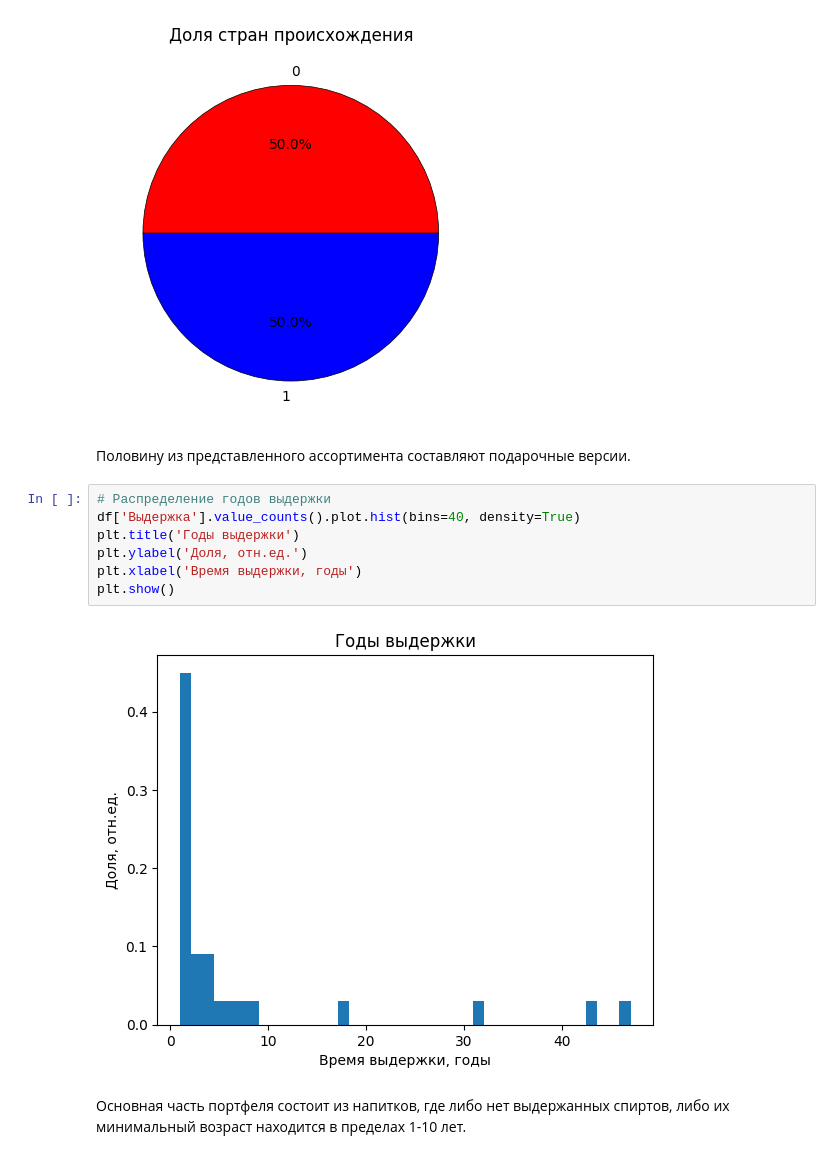
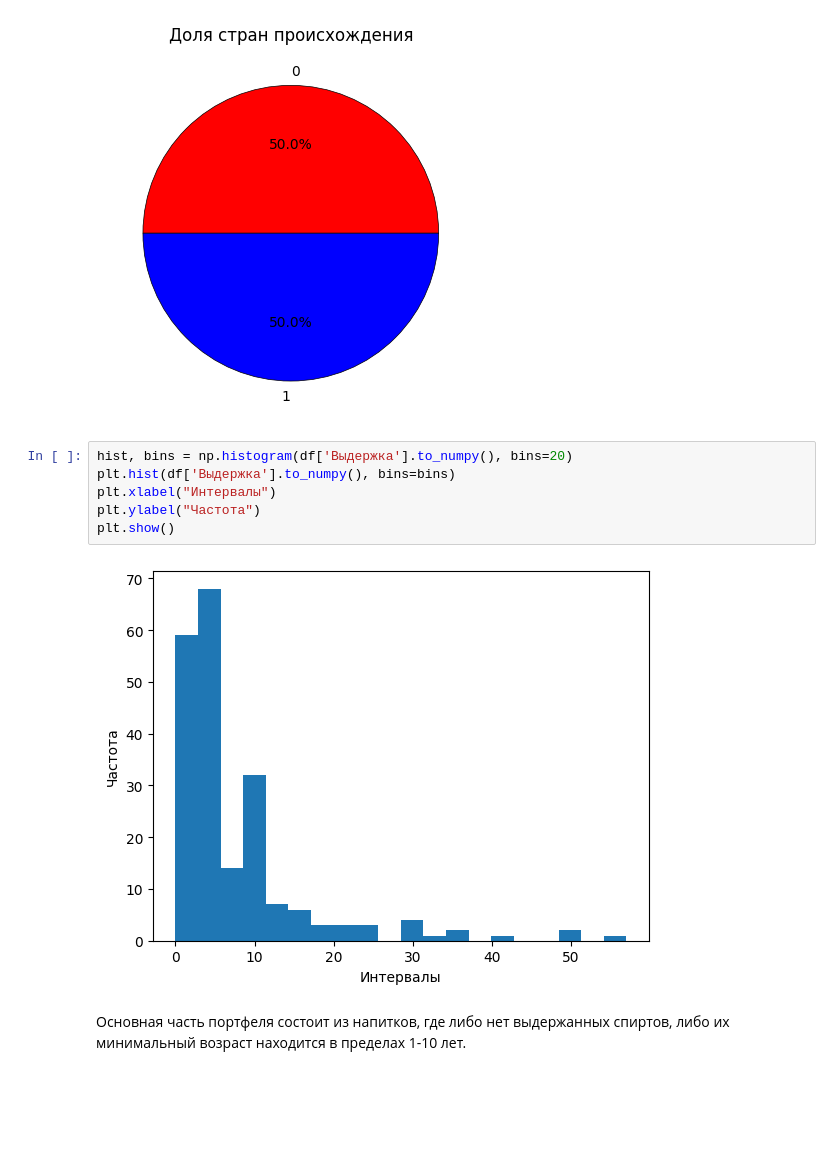
Before and after one commit to avkolchin1995/Spirits-Clustering, a Jupyter notebook: Spirits-Clustering.ipynb, the cells around one changed output. Cells and saved outputs as stored; diff of their text form; blank space fills up the shorter version.

```diff
--- a/Spirits-Clustering.ipynb
+++ b/Spirits-Clustering.ipynb
@@ -117,16 +118,13 @@ plt.ylabel('')
 plt.show()
 # %% [output]
 [figure]
-# %% [markdown]
-Половину из представленного ассортимента составляют подарочные версии.
-# %%
-# Распределение годов выдержки
-df['Выдержка'].value_counts().plot.hist(bins=40, density=True)
-plt.title('Годы выдержки')
-plt.ylabel('Доля, отн.ед.')
-plt.xlabel('Время выдержки, годы')
-plt.show()
-# %% [output]
-[figure, removed]
+# %%
+hist, bins = np.histogram(df['Выдержка'].to_numpy(), bins=20)
+plt.hist(df['Выдержка'].to_numpy(), bins=bins)
+plt.xlabel("Интервалы")
+plt.ylabel("Частота")
+plt.show()
+# %% [output]
+[figure, added]
 # %% [markdown]
 Основная часть портфеля состоит из напитков, где либо нет выдержанных спиртов, либо их минимальный возраст находится в пределах 1-10 лет.
```
Also changed, not shown: parts of 7 cells of this notebook.
